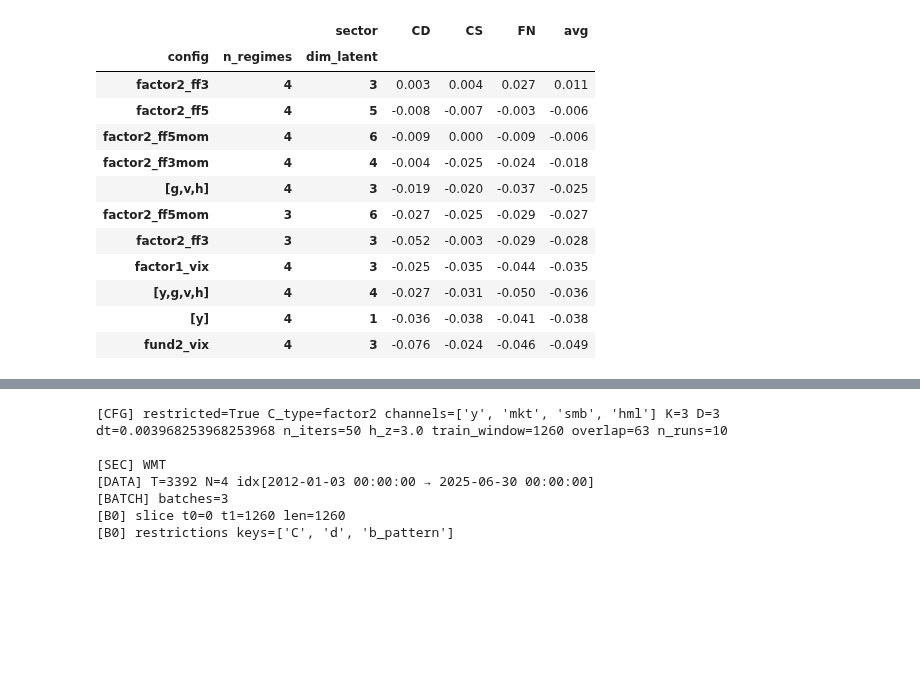
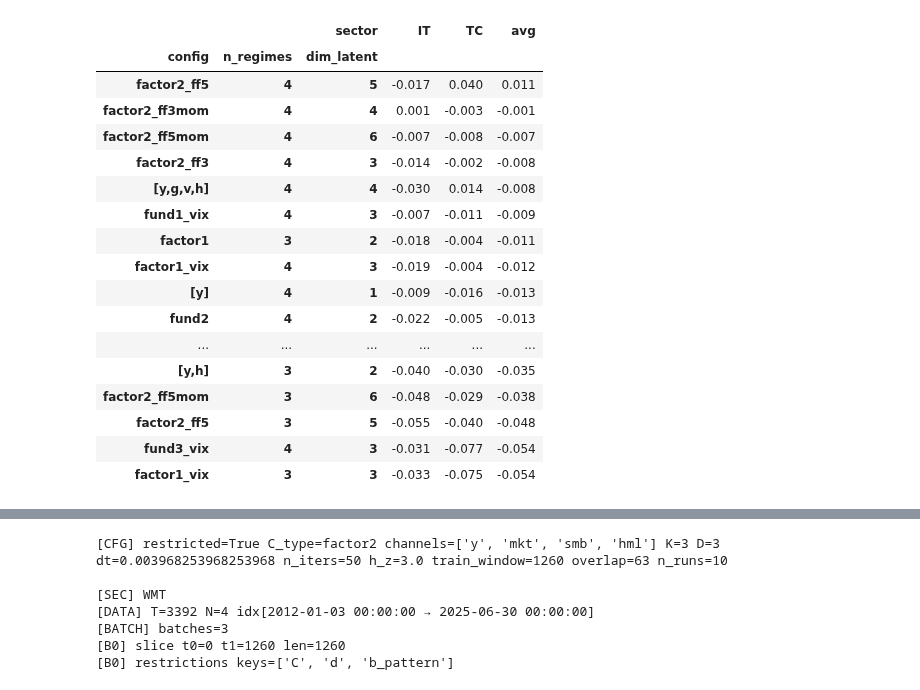
Before and after one commit to chrismader1/SLDS, a Jupyter notebook: rSLDS_analysis.ipynb, the cells around one changed output, grey strips where cells are left out. Cells and saved outputs as stored; diff of their text form; code cells hidden in the pictures; blank space fills up the shorter version.

Commit message:
updating configs

```diff
--- a/rSLDS_analysis.ipynb
+++ b/rSLDS_analysis.ipynb
@@ -17,47 +29,52 @@ res.columns  #.to_list()
 # Relative CAGR
 
 n_regimes_sel = [3, 4]        # rows
-sectors_sel   = ['CD', 'CS', 'FN']  # list(np.unique(res.sector))
+sectors_sel   = list(np.unique(res.sector))  # ['CD', 'CS', 'FN']
 
 res_f = res.loc[
     res['n_regimes'].isin(n_regimes_sel) & res['sector'].isin(sectors_sel),
     ['config','n_regimes','dim_latent','sector','score']]
 
 # pivot on filtered data
 pt = res_f.pivot_table(
     index=['config','n_regimes','dim_latent'],
     columns='sector',
     values='score',
     aggfunc='mean').sort_index().sort_index(axis=1)
 
 # drop rows with any inf in selected sectors, then row-mean
 finite_mask = np.isfinite(pt.to_numpy()).all(axis=1)
 pt_sel = pt.loc[finite_mask].copy()
 pt_sel['avg'] = pt_sel.mean(axis=1, skipna=True)
 
 # sort and style
 pt_sel = pt_sel.sort_values('avg', ascending=False)
 styled_sel = (
     pt_sel.style
          .format('{:.3f}')
          .background_gradient(cmap='RdYlGn', vmin=-0.1, vmax=0.1)
          .highlight_null())
 
 styled_sel
 # %% [output]
-|  |  | sector | CD | CS | FN | avg |
-| config | n_regimes | dim_latent |  |  |  |  |
-| factor2_ff3 | 4 | 3 | 0.003 | 0.004 | 0.027 | 0.011 |
-| factor2_ff5 | 4 | 5 | -0.008 | -0.007 | -0.003 | -0.006 |
-| factor2_ff5mom | 4 | 6 | -0.009 | 0.000 | -0.009 | -0.006 |
-| factor2_ff3mom | 4 | 4 | -0.004 | -0.025 | -0.024 | -0.018 |
-| [g,v,h] | 4 | 3 | -0.019 | -0.020 | -0.037 | -0.025 |
-| factor2_ff5mom | 3 | 6 | -0.027 | -0.025 | -0.029 | -0.027 |
-| factor2_ff3 | 3 | 3 | -0.052 | -0.003 | -0.029 | -0.028 |
-| factor1_vix | 4 | 3 | -0.025 | -0.035 | -0.044 | -0.035 |
-| [y,g,v,h] | 4 | 4 | -0.027 | -0.031 | -0.050 | -0.036 |
-| [y] | 4 | 1 | -0.036 | -0.038 | -0.041 | -0.038 |
-| fund2_vix | 4 | 3 | -0.076 | -0.024 | -0.046 | -0.049 |
+|  |  | sector | IT | TC | avg |
+| config | n_regimes | dim_latent |  |  |  |
+| factor2_ff5 | 4 | 5 | -0.017 | 0.040 | 0.011 |
+| factor2_ff3mom | 4 | 4 | 0.001 | -0.003 | -0.001 |
+| factor2_ff5mom | 4 | 6 | -0.007 | -0.008 | -0.007 |
+| factor2_ff3 | 4 | 3 | -0.014 | -0.002 | -0.008 |
+| [y,g,v,h] | 4 | 4 | -0.030 | 0.014 | -0.008 |
+| fund1_vix | 4 | 3 | -0.007 | -0.011 | -0.009 |
+| factor1 | 3 | 2 | -0.018 | -0.004 | -0.011 |
+| factor1_vix | 4 | 3 | -0.019 | -0.004 | -0.012 |
+| [y] | 4 | 1 | -0.009 | -0.016 | -0.013 |
+| fund2 | 4 | 2 | -0.022 | -0.005 | -0.013 |
+| ... | ... | ... | ... | ... | ... |
+| [y,h] | 3 | 2 | -0.040 | -0.030 | -0.035 |
+| factor2_ff5mom | 3 | 6 | -0.048 | -0.029 | -0.038 |
+| factor2_ff5 | 3 | 5 | -0.055 | -0.040 | -0.048 |
+| fund3_vix | 4 | 3 | -0.031 | -0.077 | -0.054 |
+| factor1_vix | 3 | 3 | -0.033 | -0.075 | -0.054 |
 # %%
 # Relevance of config per model
 
```
Also changed, not shown: parts of 5 cells of this notebook, 1 other file.
